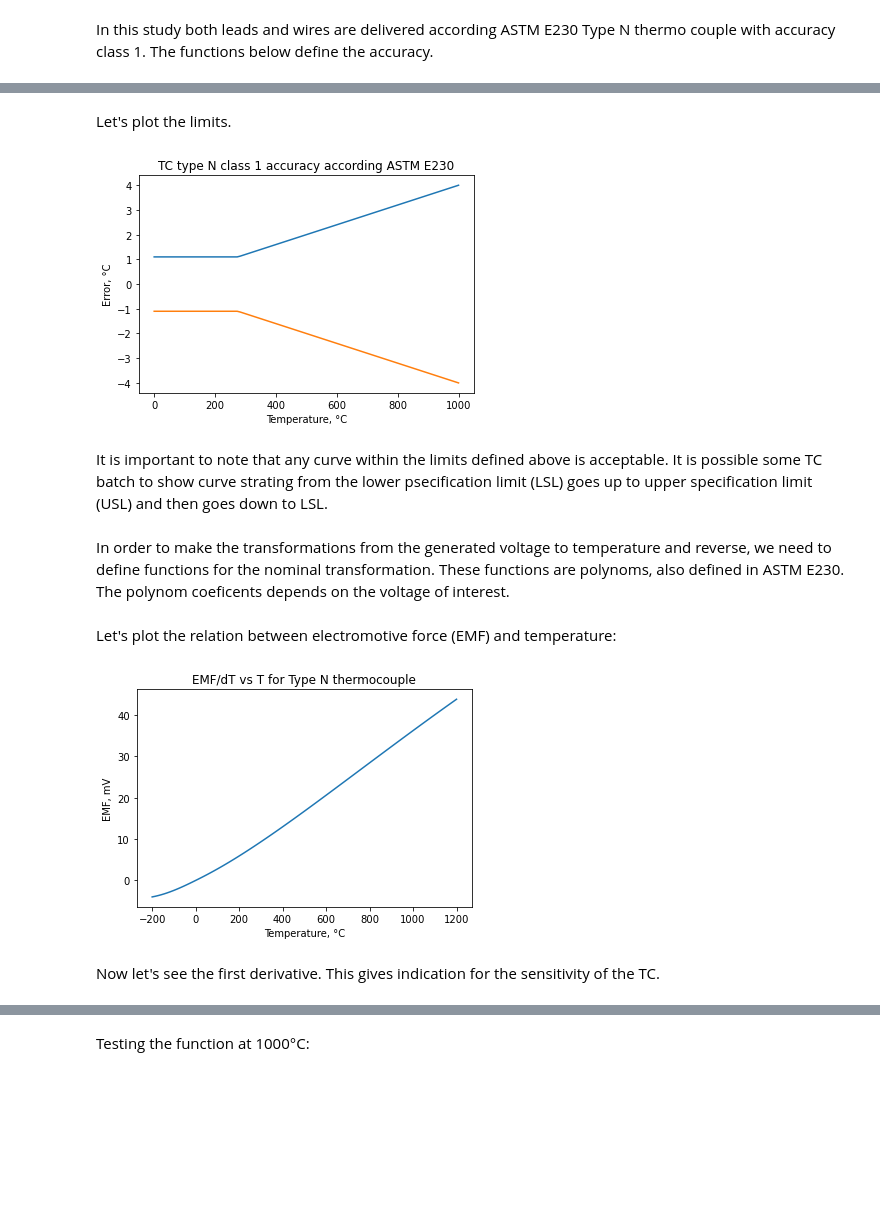
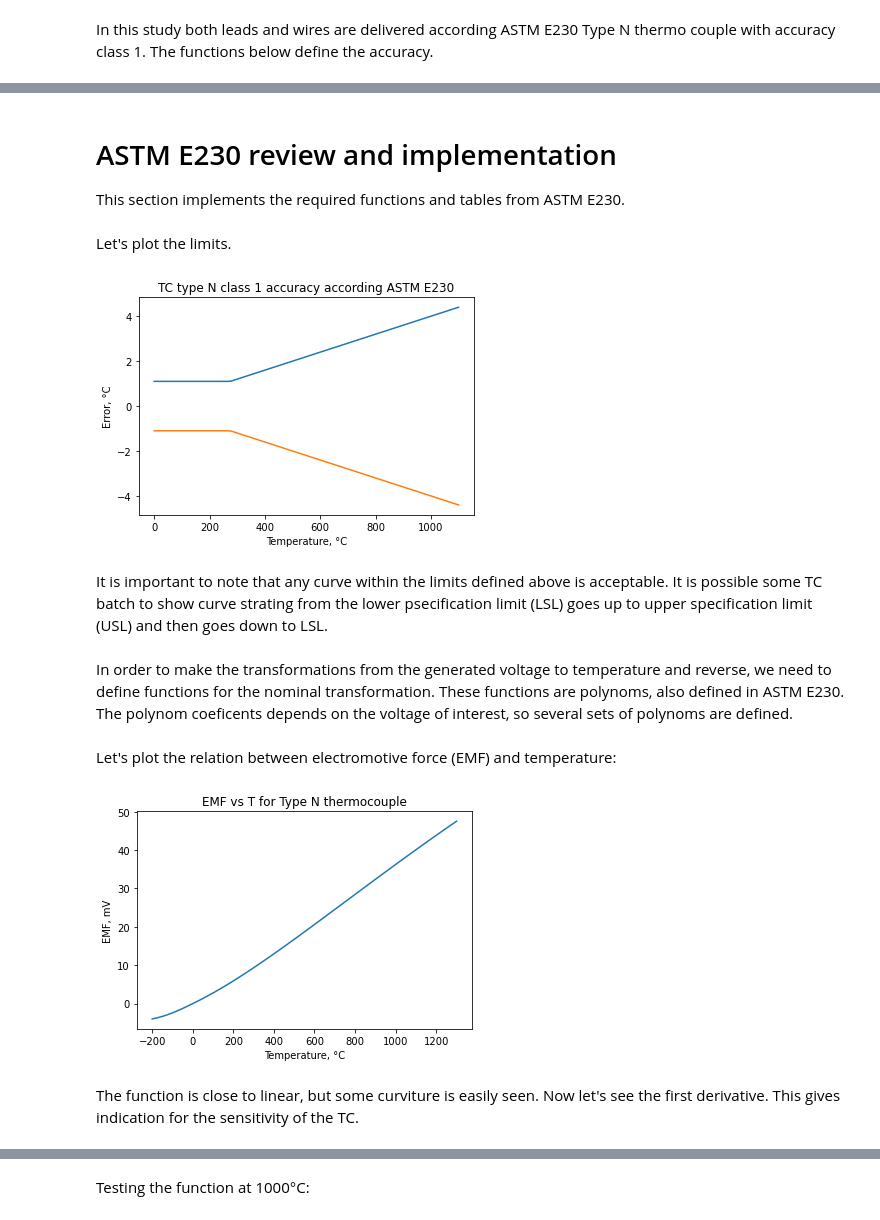
Before and after one commit to Chehlarov/Math-for-devs, a Jupyter notebook: 99 - TC project/N-type thermocouple accuracy calculation using Monte Carlo.ipynb, the cells around one changed output, grey strips where cells are left out. Saved outputs shown, nothing was run; the diff lists cells and outputs as text; code cells hidden in the pictures; blank space fills up the shorter version.

```diff
--- a/99 - TC project/N-type thermocouple accuracy calculation using Monte Carlo.ipynb
+++ b/99 - TC project/N-type thermocouple accuracy calculation using Monte Carlo.ipynb
@@ -11,3 +31,6 @@ In this study both leads and wires are delivered according ASTM E230 Type N ther
+# %% [markdown]
+# ASTM E230 review and implementation
+This section implements the required functions and tables from ASTM E230.
 # %%
 def leads_accuracy(Thot):
     """
@@ -35,7 +54,7 @@ def wires_accuracy(Thot):
 # %% [markdown]
 Let's plot the limits.
 # %%
-x_values = np.linspace(0, 1000, 100)
+x_values = np.linspace(0, 1100, 100)
 y_values = np.vectorize(leads_accuracy)(x_values)
 plt.plot(x_values, y_values)
 plt.plot(x_values, -y_values)
@@ -45,11 +64,11 @@ plt.xlabel("Temperature, °C")
 plt.ylabel("Error, °C")
 plt.show()
 # %% [output]
-[figure, old version]
+[figure, new version]
 # %% [markdown]
 It is important to note that any curve within the limits defined above is acceptable. It is possible some TC batch to show curve strating from the lower psecification limit (LSL) goes up to upper specification limit (USL) and then goes down to LSL.
 # %% [markdown]
-In order to make the transformations from the generated voltage to temperature and reverse, we need to define functions for the nominal transformation. These functions are polynoms, also defined in ASTM E230. The polynom coeficents depends on the voltage of interest.
+In order to make the transformations from the generated voltage to temperature and reverse, we need to define functions for the nominal transformation. These functions are polynoms, also defined in ASTM E230. The polynom coeficents depends on the voltage of interest, so several sets of polynoms are defined.
 # %%
 def temperature_typeN(emf):
     """
@@ -123,15 +139,16 @@ def emf_typeN_derivative(t):
 # %% [markdown]
 Let's plot the relation between electromotive force (EMF) and temperature:
 # %%
-x_values = np.linspace(-200, 1200, 100)
+x_values = np.linspace(-200, 1300, 100)
 y_values = np.vectorize(emf_typeN)(x_values)
 plt.plot(x_values, y_values)
-plt.title("EMF/dT vs T for Type N thermocouple")
+plt.title("EMF vs T for Type N thermocouple")
 plt.xlabel("Temperature, °C")
 plt.ylabel("EMF, mV")
 plt.show()
 # %% [output]
-[figure, old version]
+[figure, new version]
 # %% [markdown]
+The function is close to linear, but some curviture is easily seen.
 Now let's see the first derivative. This gives indication for the sensitivity of the TC.
 # %%
```
Also changed, not shown: parts of 21 cells of this notebook.
